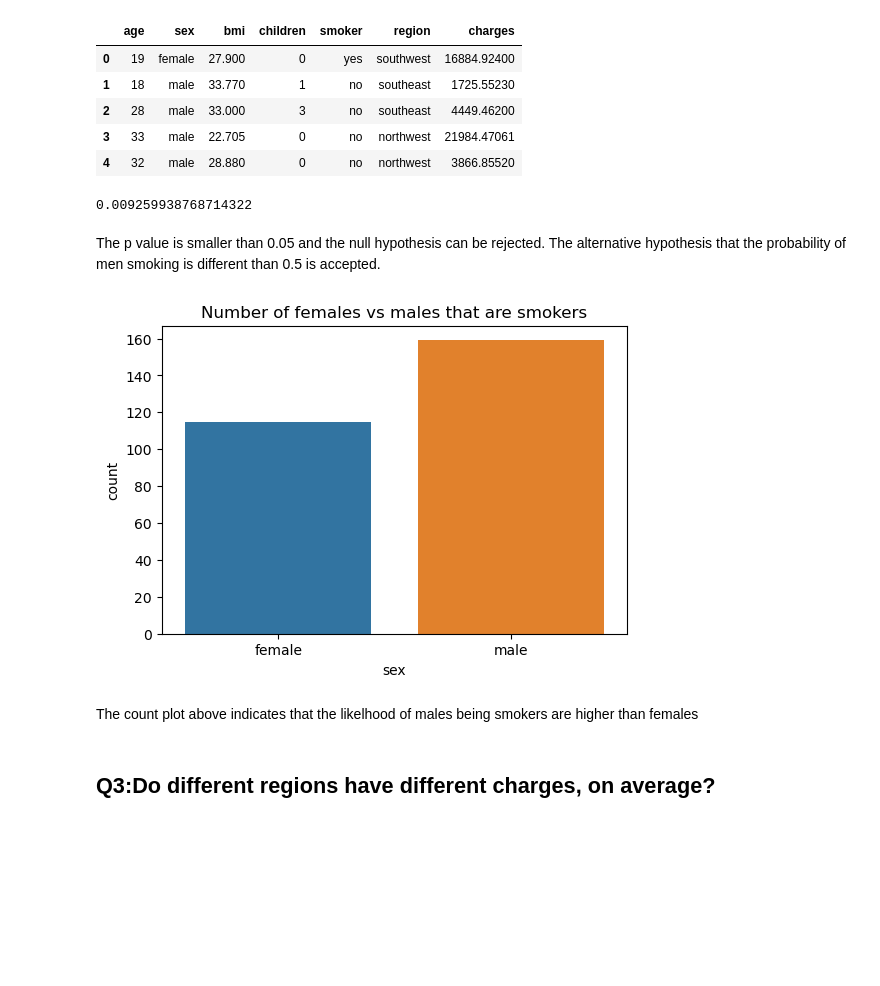
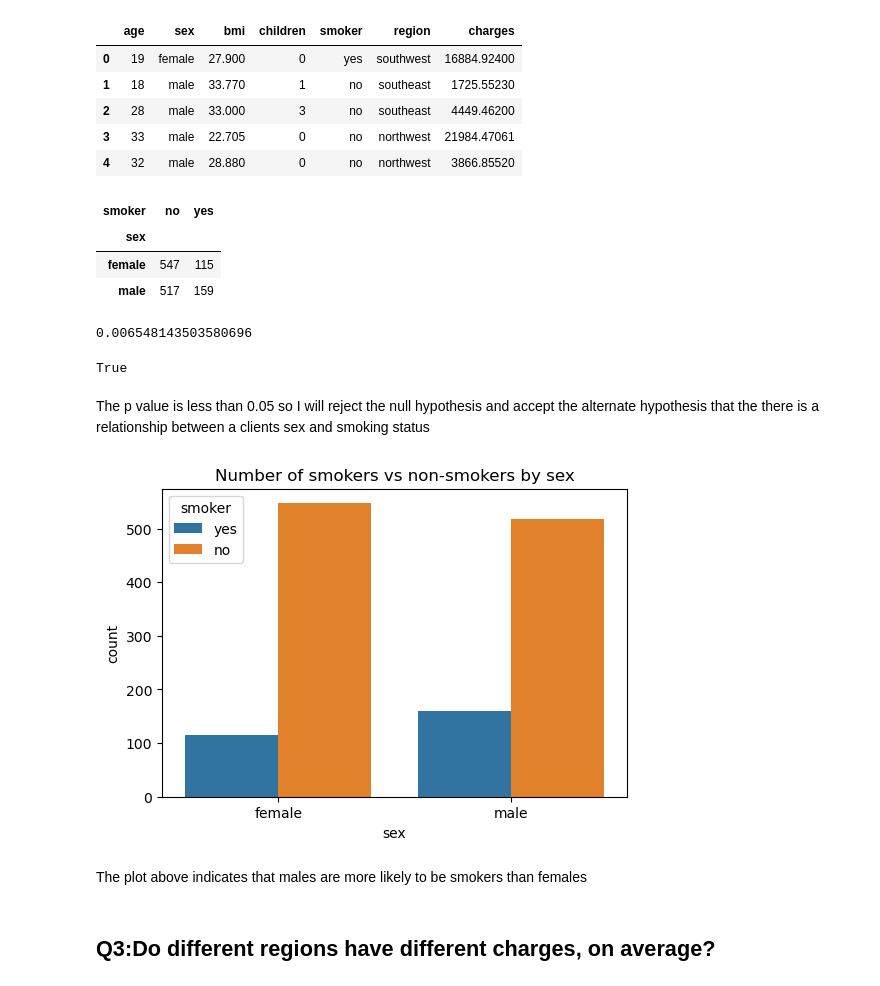
Before and after one commit to Carla9711/Hypothesis-Testing, a Jupyter notebook: hypothesis_testing_indurance_data.ipynb, the cells around one changed output. Cells and saved outputs as stored; diff of their text form; code cells hidden in the pictures; blank space fills up the shorter version.

```diff
--- a/hypothesis_testing_indurance_data.ipynb
+++ b/hypothesis_testing_indurance_data.ipynb
@@ -150,8 +155,9 @@ outcomes_female = df.loc[(df['smoker']=='yes') & (df['sex']=='female')]['sex'].c
-# %%
-outcomes = [outcomes_male, outcomes_female]
-p_value = stats.binom_test(outcomes, p=0.5)
-p_value
-# %% [output]
-0.009259938768714322
-# %% [markdown]
-The p value is smaller than 0.05 and the null hypothesis can be rejected. The alternative hypothesis that the probability of men smoking is different than 0.5 is accepted.
+# %%
+# create contigency table for test
+table = pd.crosstab(df['sex'],df['smoker'])
+table
+# %% [output]
+| smoker | no | yes |
+| sex |  |  |
+| female | 547 | 115 |
+| male | 517 | 159 |
@@ -158,11 +168,19 @@ The p value is smaller than 0.05 and the null hypothesis can be rejected. The al
+# %%
+print(p)
+p<0.05
+# %% [output]
+0.006548143503580696
+True
+# %% [markdown]
+The p value is less than 0.05 so I will reject the null hypothesis and accept the alternate hypothesis that the there is a relationship between a clients sex and smoking status
 # %%
 fig, ax = plt.subplots(figsize=(6,4))
-sns.countplot(data=df.loc[df['smoker']=='yes'], x='sex')
-ax.set_title('Number of females vs males that are smokers');
+sns.countplot(data=df, x='sex', hue='smoker')
+ax.set_title('Number of smokers vs non-smokers by sex');
 # %% [output]
-[figure, old version]
+[figure, new version]
 # %% [markdown]
-The count plot above indicates that the likelhood of males being smokers are higher than females
+The plot above indicates that males are more likely to be smokers than females
 # %% [markdown]
 ## Q3:Do different regions have different charges, on average?
 # %% [markdown]
```
Also changed, not shown: parts of 21 cells of this notebook.
